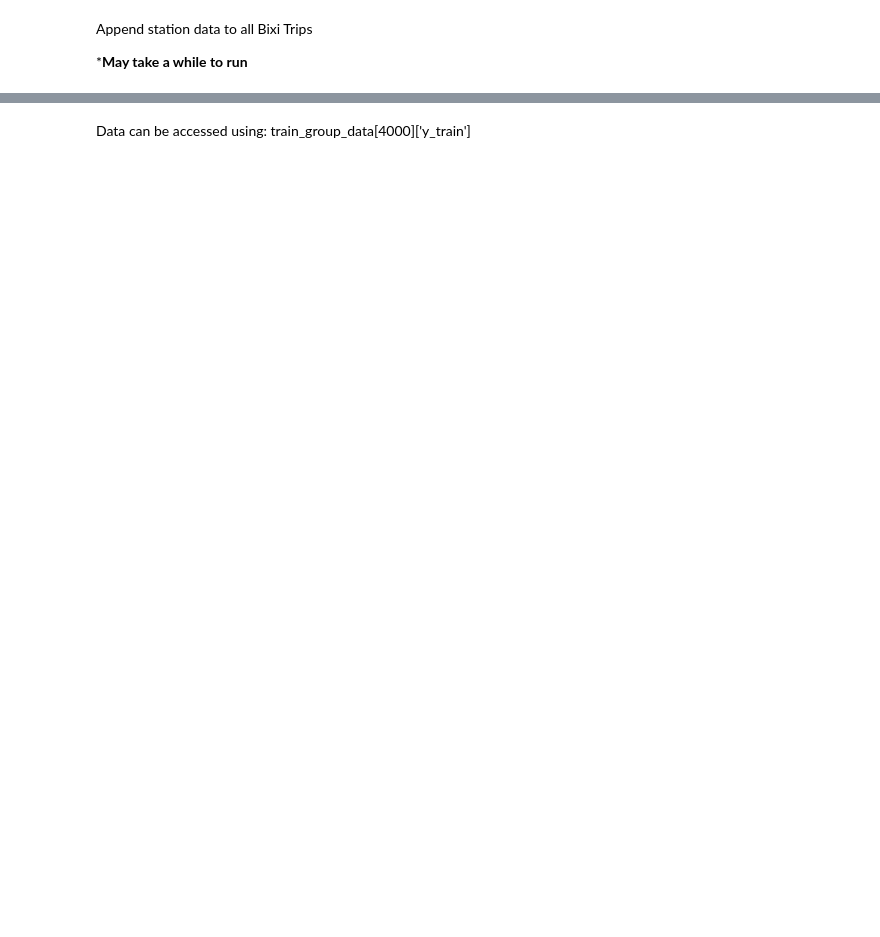
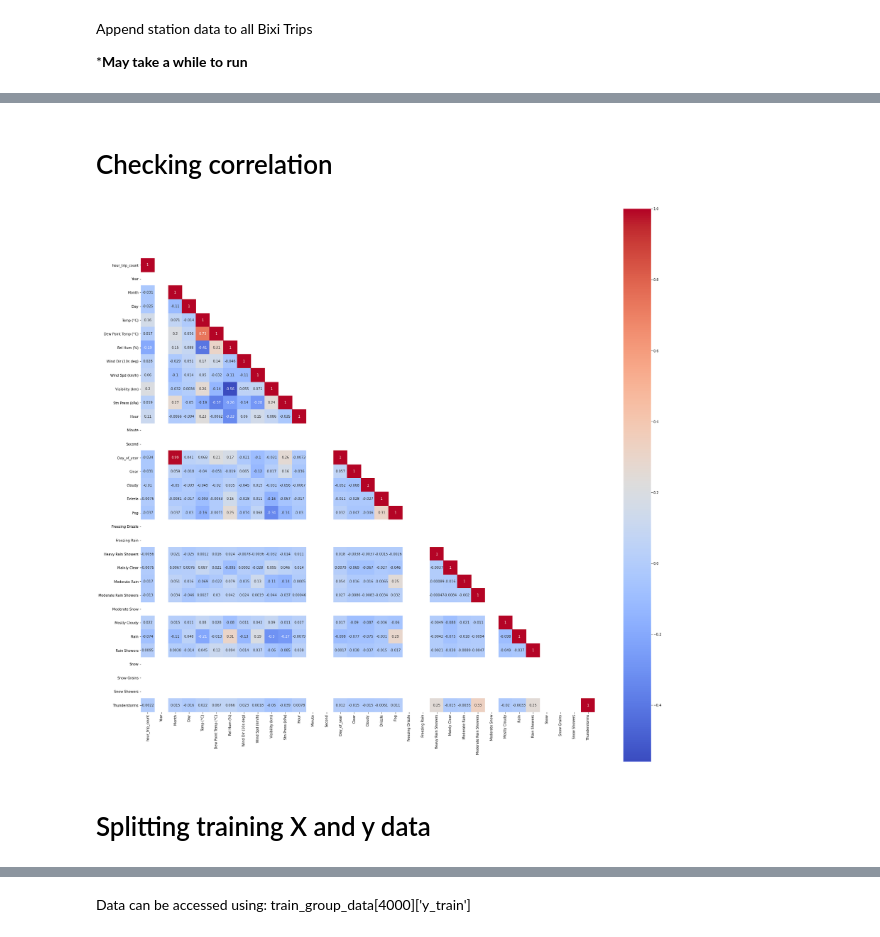
Before and after one commit to Star-Shopping/comp432-bixi-ml, a Jupyter notebook: BIXI.ipynb, the cells around one changed output, grey strips where cells are left out. Drawn from its saved outputs; the diff is of its cells as text; code cells hidden in the pictures; blank space fills up the shorter version.

```diff
--- a/BIXI.ipynb
+++ b/BIXI.ipynb
@@ -530,0 +366,17 @@ with tqdm(total=len(train_group)) as pbar:
+# %% [markdown]
+# Checking correlation
+# %%
+correlations = [hour_trips_dict[i].corr() for i in hour_trips_dict]
+# %%
+corr_avg = correlations[7]
+# %%
+mask = np.array(corr_avg)
+mask[np.tril_indices_from(mask)] = False # Set the lower triangle values to false. Used for masking the top half
+
+plt.figure(figsize=(30,30))
+sns.heatmap(corr_avg, mask=mask, square=True, annot=True, cmap="coolwarm")
+plt.show()
+# %% [output]
+[figure, added]
+# %% [markdown]
+# Splitting training X and y data
```
Also changed, not shown: parts of 97 cells of this notebook.
